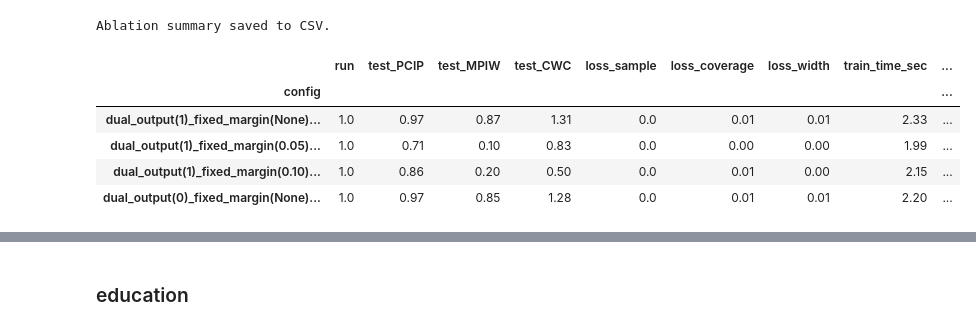
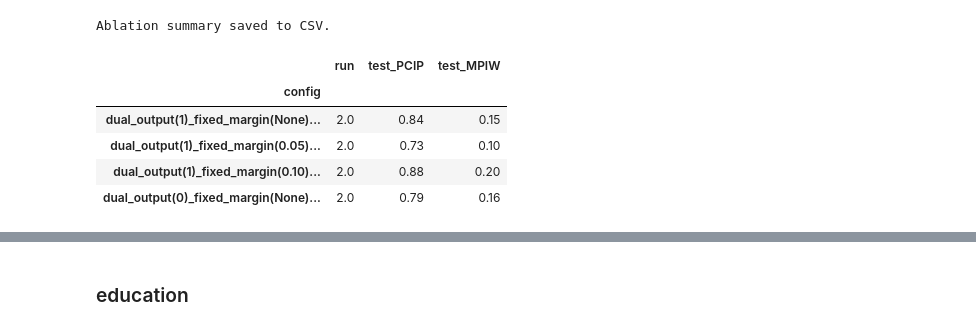
Before and after one commit to sybeam27/QpiGNN, a Jupyter notebook: results_check.ipynb, the cells around one changed output, grey strips where cells are left out. Saved outputs shown, nothing was run; the diff lists cells and outputs as text; code cells hidden in the pictures.

```diff
--- a/results_check.ipynb
+++ b/results_check.ipynb
@@ -378,12 +377,12 @@ configs_to_include_loss = [
 # %% [output]
 Ablation summary saved to CSV.
 # %%
-pd.read_csv(f"./ablation/{dataset}_ablation_summary.csv").groupby('config').mean().round(2).loc[configs_to_include_arch]
+pd.read_csv(f"./ablation/{dataset}_ablation_summary.csv").groupby('config').mean().round(2).loc[configs_to_include_arch].iloc[:, :3]
 # %% [output]
-|  | run | test_PCIP | test_MPIW | test_CWC | loss_sample | loss_coverage | loss_width | train_time_sec | ... |
-| config |  |  |  |  |  |  |  |  | ... |
-| dual_output(1)_fixed_margin(None)... | 1.0 | 0.97 | 0.87 | 1.31 | 0.0 | 0.01 | 0.01 | 2.33 | ... |
-| dual_output(1)_fixed_margin(0.05)... | 1.0 | 0.71 | 0.10 | 0.83 | 0.0 | 0.00 | 0.00 | 1.99 | ... |
-| dual_output(1)_fixed_margin(0.10)... | 1.0 | 0.86 | 0.20 | 0.50 | 0.0 | 0.01 | 0.00 | 2.15 | ... |
-| dual_output(0)_fixed_margin(None)... | 1.0 | 0.97 | 0.85 | 1.28 | 0.0 | 0.01 | 0.01 | 2.20 | ... |
+|  | run | test_PCIP | test_MPIW |
+| config |  |  |  |
+| dual_output(1)_fixed_margin(None)... | 2.0 | 0.84 | 0.15 |
+| dual_output(1)_fixed_margin(0.05)... | 2.0 | 0.73 | 0.10 |
+| dual_output(1)_fixed_margin(0.10)... | 2.0 | 0.88 | 0.20 |
+| dual_output(0)_fixed_margin(None)... | 2.0 | 0.79 | 0.16 |
 # %%
```
Also changed, not shown: parts of 4 cells of this notebook, 6 other files.
